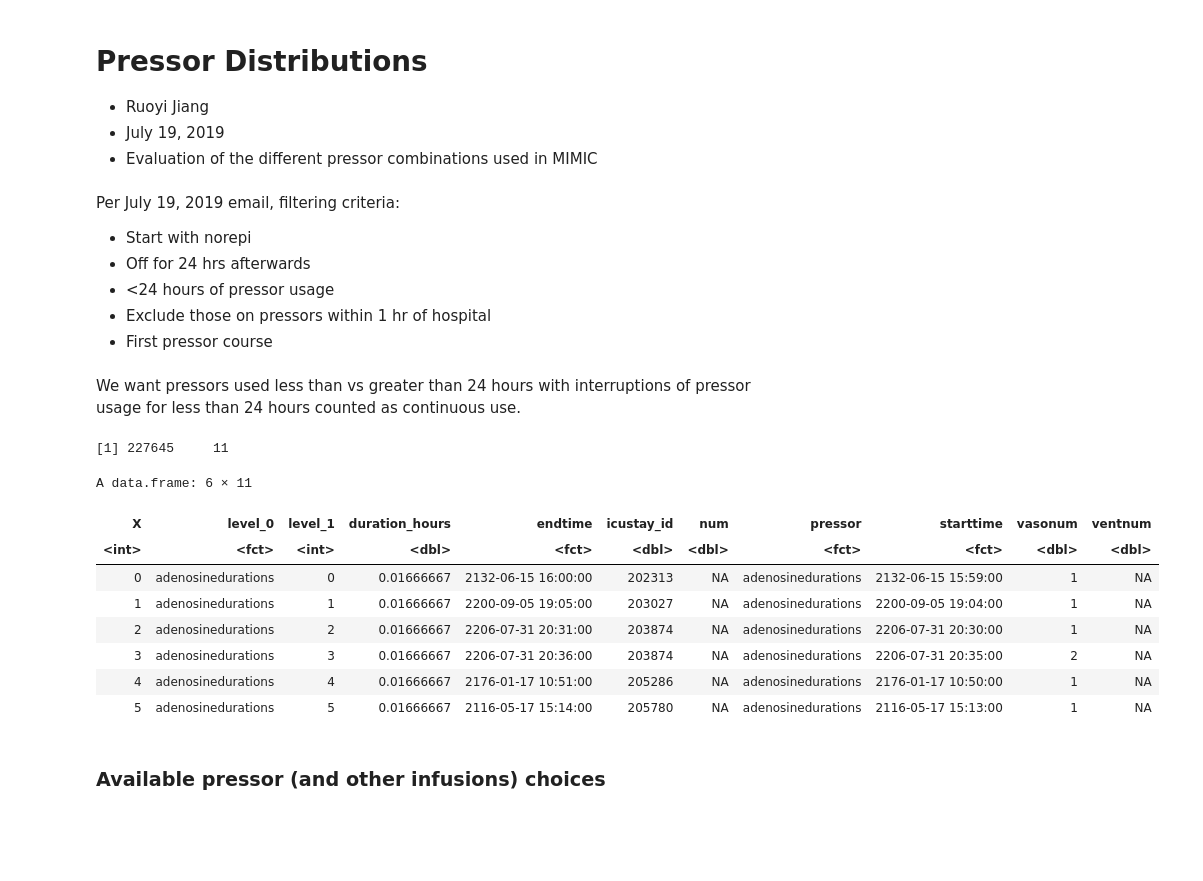
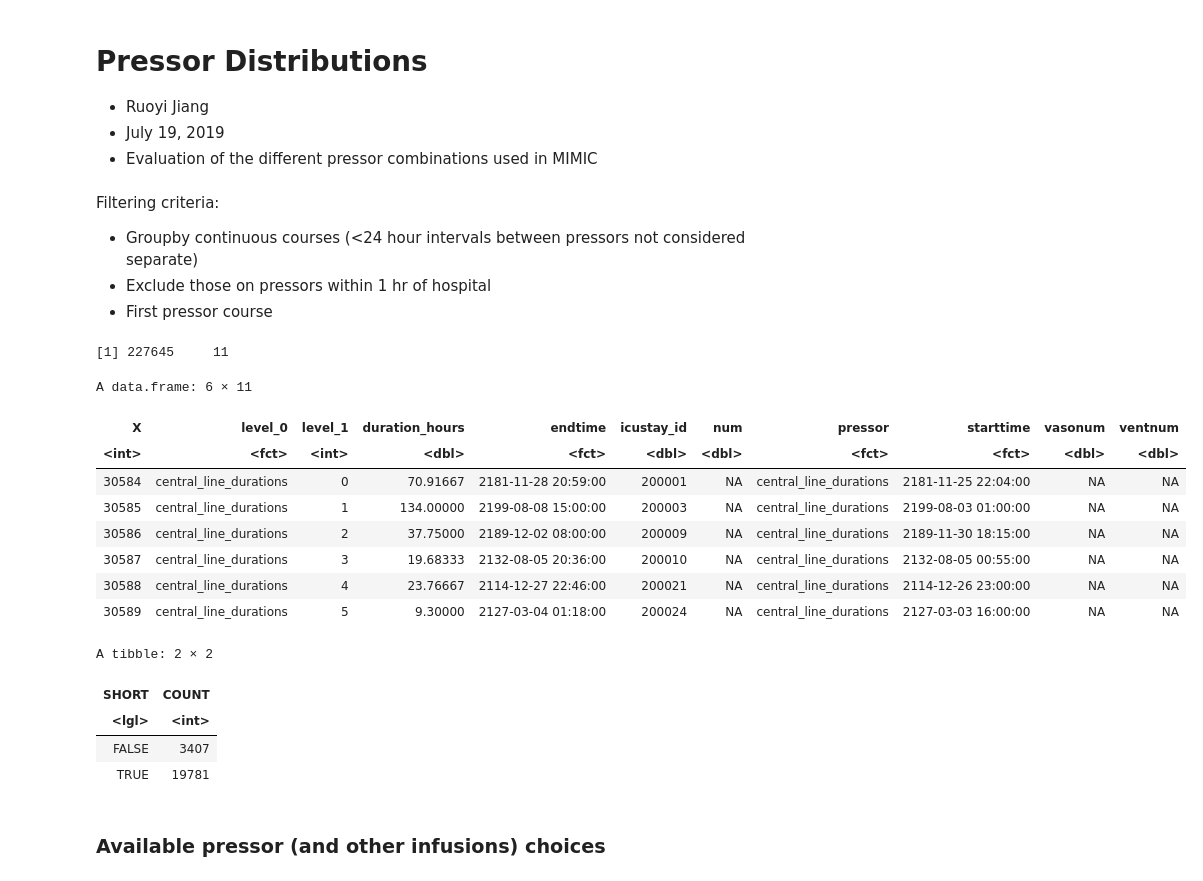
Before and after one commit to ruoyijiang/general, a Jupyter notebook: projects/haimovich_pressors/R_Pressor_Outcomes.ipynb, the cells around one changed output. Saved outputs shown, nothing was run; the diff lists cells and outputs as text; code cells hidden in the pictures; blank space fills up the shorter version.

```diff
--- a/projects/haimovich_pressors/R_Pressor_Outcomes.ipynb
+++ b/projects/haimovich_pressors/R_Pressor_Outcomes.ipynb
@@ -9,32 +9,41 @@ library(tidyr)
 library(ggplot2)
 library(fasttime)
 # %% [markdown]
-Per July 19, 2019 email, filtering criteria:
-- Start with norepi
-- Off for 24 hrs afterwards
-- <24 hours of pressor usage
+Filtering criteria:
+- Groupby continuous courses (<24 hour intervals between pressors not considered separate)
 - Exclude those on pressors within 1 hr of hospital
 - First pressor course
-# %% [markdown]
-We want pressors used less than vs greater than 24 hours with interruptions of pressor usage for less than 24 hours counted as continuous use.
 # %%
 pressors_df <- read.csv('~/Projects/Haimovich_Pressors/collection/out/pressors.csv')
 # %%
 dim(pressors_df)
 # %% [output]
 [1] 227645     11
-# %%
-head(pressors_df)
-# %% [output]
-A data.frame: 6 × 11
-| X | level_0 | level_1 | duration_hours | endtime | icustay_id | num | pressor | starttime | vasonum | ventnum |
-| <int> | <fct> | <int> | <dbl> | <fct> | <dbl> | <dbl> | <fct> | <fct> | <dbl> | <dbl> |
-| 0 | adenosinedurations | 0 | 0.01666667 | 2132-06-15 16:00:00 | 202313 | NA | adenosinedurations | 2132-06-15 15:59:00 | 1 | NA |
-| 1 | adenosinedurations | 1 | 0.01666667 | 2200-09-05 19:05:00 | 203027 | NA | adenosinedurations | 2200-09-05 19:04:00 | 1 | NA |
-| 2 | adenosinedurations | 2 | 0.01666667 | 2206-07-31 20:31:00 | 203874 | NA | adenosinedurations | 2206-07-31 20:30:00 | 1 | NA |
-| 3 | adenosinedurations | 3 | 0.01666667 | 2206-07-31 20:36:00 | 203874 | NA | adenosinedurations | 2206-07-31 20:35:00 | 2 | NA |
-| 4 | adenosinedurations | 4 | 0.01666667 | 2176-01-17 10:51:00 | 205286 | NA | adenosinedurations | 2176-01-17 10:50:00 | 1 | NA |
-| 5 | adenosinedurations | 5 | 0.01666667 | 2116-05-17 15:14:00 | 205780 | NA | adenosinedurations | 2116-05-17 15:13:00 | 1 | NA |
+# %%
+pressors_df %>%
+    filter(pressor == "central_line_durations") %>% head()
+# %% [output]
+A data.frame: 6 × 11
+| X | level_0 | level_1 | duration_hours | endtime | icustay_id | num | pressor | starttime | vasonum | ventnum |
+| <int> | <fct> | <int> | <dbl> | <fct> | <dbl> | <dbl> | <fct> | <fct> | <dbl> | <dbl> |
+| 30584 | central_line_durations | 0 | 70.91667 | 2181-11-28 20:59:00 | 200001 | NA | central_line_durations | 2181-11-25 22:04:00 | NA | NA |
+| 30585 | central_line_durations | 1 | 134.00000 | 2199-08-08 15:00:00 | 200003 | NA | central_line_durations | 2199-08-03 01:00:00 | NA | NA |
+| 30586 | central_line_durations | 2 | 37.75000 | 2189-12-02 08:00:00 | 200009 | NA | central_line_durations | 2189-11-30 18:15:00 | NA | NA |
+| 30587 | central_line_durations | 3 | 19.68333 | 2132-08-05 20:36:00 | 200010 | NA | central_line_durations | 2132-08-05 00:55:00 | NA | NA |
+| 30588 | central_line_durations | 4 | 23.76667 | 2114-12-27 22:46:00 | 200021 | NA | central_line_durations | 2114-12-26 23:00:00 | NA | NA |
+| 30589 | central_line_durations | 5 | 9.30000 | 2127-03-04 01:18:00 | 200024 | NA | central_line_durations | 2127-03-03 16:00:00 | NA | NA |
+# %%
+pressors_df %>%
+    filter(pressor == 'norepinephrinedurations')  %>%
+    mutate(SHORT = duration_hours < 24) %>%
+    group_by(SHORT) %>%
+    summarize(COUNT = n())
+# %% [output]
+A tibble: 2 × 2
+| SHORT | COUNT |
+| <lgl> | <int> |
+| FALSE | 3407 |
+| TRUE | 19781 |
 # %% [markdown]
 ### Available pressor (and other infusions) choices
 # %%
```
Also changed, not shown: parts of 14 cells of this notebook.
